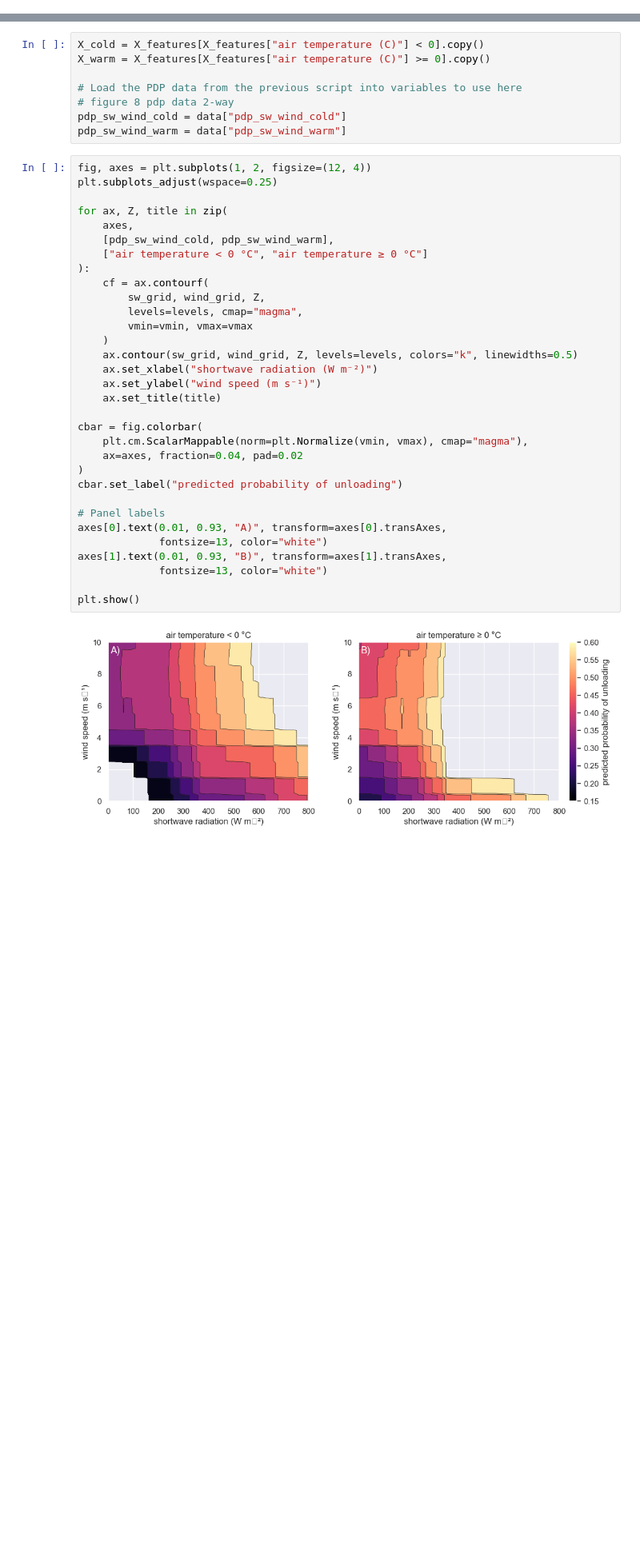
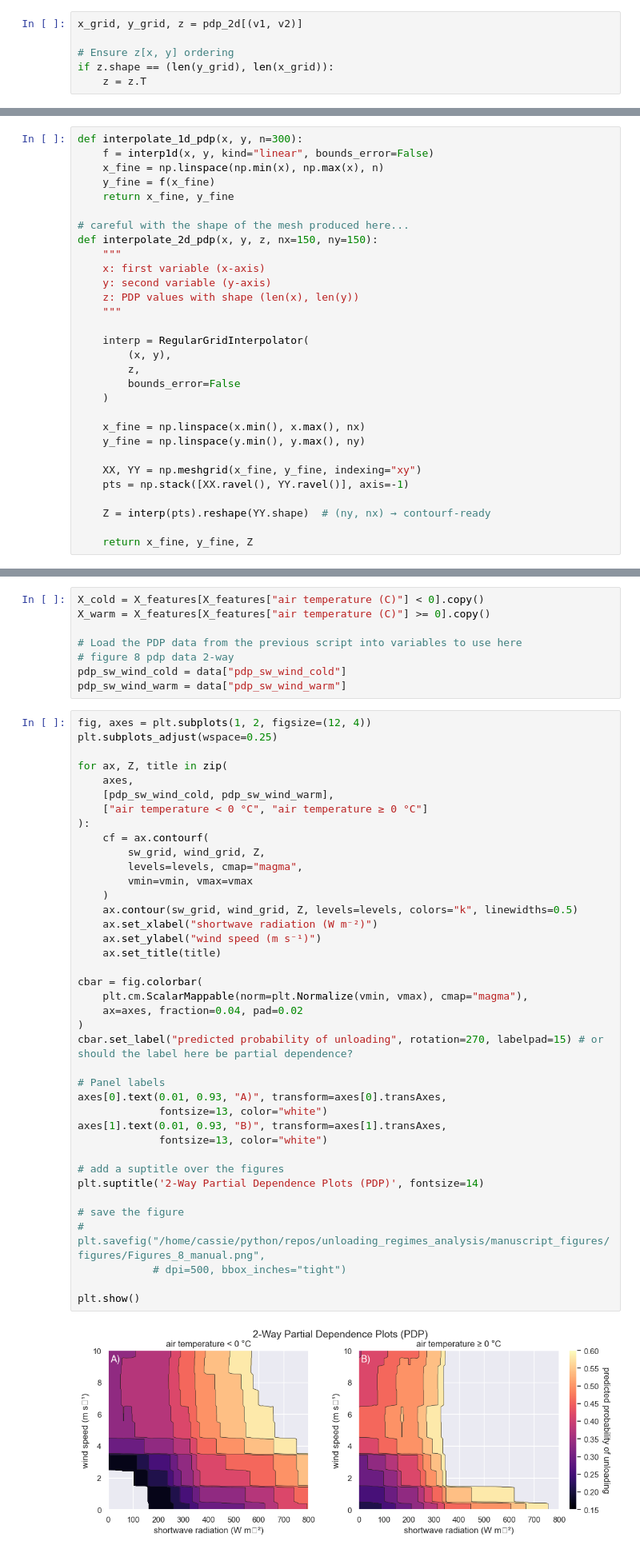
Before and after one commit to cassielumbrazo/unloading_regimes_analysis, a Jupyter notebook: manuscript_figures/Figures_7_8_manual_plot.ipynb, the cells around one changed output, grey strips where cells are left out. Shown at 80% size. Cells and saved outputs as stored; diff of their text form; blank space fills up the shorter version.

Commit message:
almost fixed plotting

```diff
--- a/manuscript_figures/Figures_7_8_manual_plot.ipynb
+++ b/manuscript_figures/Figures_7_8_manual_plot.ipynb
@@ -210,0 +289,6 @@ plt.show()
+# %%
+x_grid, y_grid, z = pdp_2d[(v1, v2)]
+
+# Ensure z[x, y] ordering
+if z.shape == (len(y_grid), len(x_grid)):
+    z = z.T
@@ -210,0 +299,30 @@ plt.show()
+# %%
+def interpolate_1d_pdp(x, y, n=300):
+    f = interp1d(x, y, kind="linear", bounds_error=False)
+    x_fine = np.linspace(np.min(x), np.max(x), n)
+    y_fine = f(x_fine)
+    return x_fine, y_fine
+
+# careful with the shape of the mesh produced here...
+def interpolate_2d_pdp(x, y, z, nx=150, ny=150):
+    """
+    x: first variable (x-axis)
+    y: second variable (y-axis)
+    z: PDP values with shape (len(x), len(y))
+    """
+
+    interp = RegularGridInterpolator(
+        (x, y),
+        z,
+        bounds_error=False
+    )
+
+    x_fine = np.linspace(x.min(), x.max(), nx)
+    y_fine = np.linspace(y.min(), y.max(), ny)
+
+    XX, YY = np.meshgrid(x_fine, y_fine, indexing="xy")
+    pts = np.stack([XX.ravel(), YY.ravel()], axis=-1)
+
+    Z = interp(pts).reshape(YY.shape)  # (ny, nx) → contourf-ready
+
+    return x_fine, y_fine, Z
@@ -225,32 +468,39 @@ fig, axes = plt.subplots(1, 2, figsize=(12, 4))
 plt.subplots_adjust(wspace=0.25)
 
 for ax, Z, title in zip(
     axes,
     [pdp_sw_wind_cold, pdp_sw_wind_warm],
     ["air temperature < 0 °C", "air temperature ≥ 0 °C"]
 ):
     cf = ax.contourf(
         sw_grid, wind_grid, Z,
         levels=levels, cmap="magma",
         vmin=vmin, vmax=vmax
     )
     ax.contour(sw_grid, wind_grid, Z, levels=levels, colors="k", linewidths=0.5)
     ax.set_xlabel("shortwave radiation (W m⁻²)")
     ax.set_ylabel("wind speed (m s⁻¹)")
     ax.set_title(title)
 
 cbar = fig.colorbar(
     plt.cm.ScalarMappable(norm=plt.Normalize(vmin, vmax), cmap="magma"),
     ax=axes, fraction=0.04, pad=0.02
 )
-cbar.set_label("predicted probability of unloading")
+cbar.set_label("predicted probability of unloading", rotation=270, labelpad=15) # or should the label here be partial dependence?
 
 # Panel labels
 axes[0].text(0.01, 0.93, "A)", transform=axes[0].transAxes,
              fontsize=13, color="white")
 axes[1].text(0.01, 0.93, "B)", transform=axes[1].transAxes,
              fontsize=13, color="white")
 
+# add a suptitle over the figures
+plt.suptitle('2-Way Partial Dependence Plots (PDP)', fontsize=14)
+
+# save the figure
+# plt.savefig("/home/cassie/python/repos/unloading_regimes_analysis/manuscript_figures/figures/Figures_8_manual.png",
+            # dpi=500, bbox_inches="tight")
+
 plt.show()
 # %% [output]
-[figure, old version]
+[figure, new version]
```
Also changed, not shown: parts of 18 cells of this notebook.
